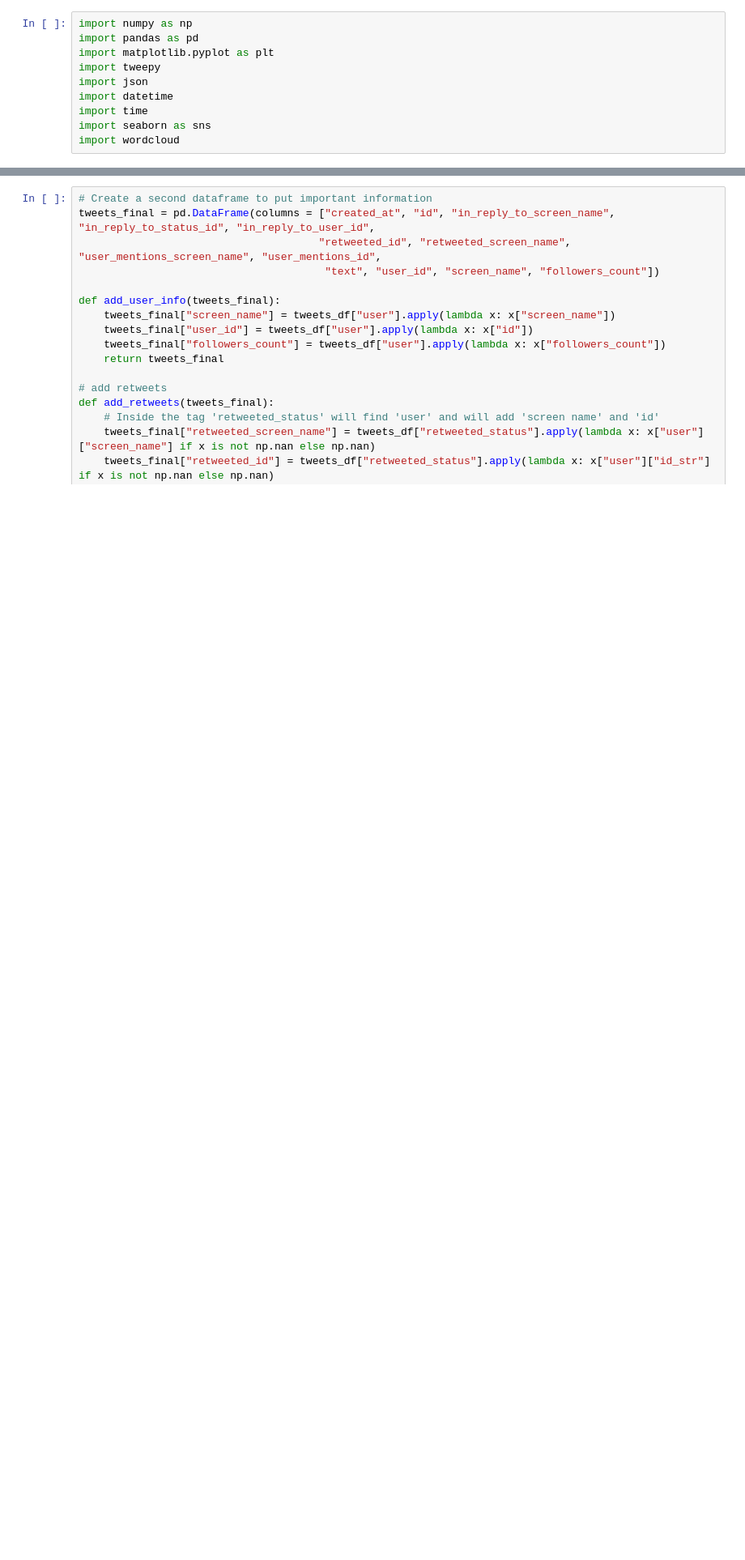
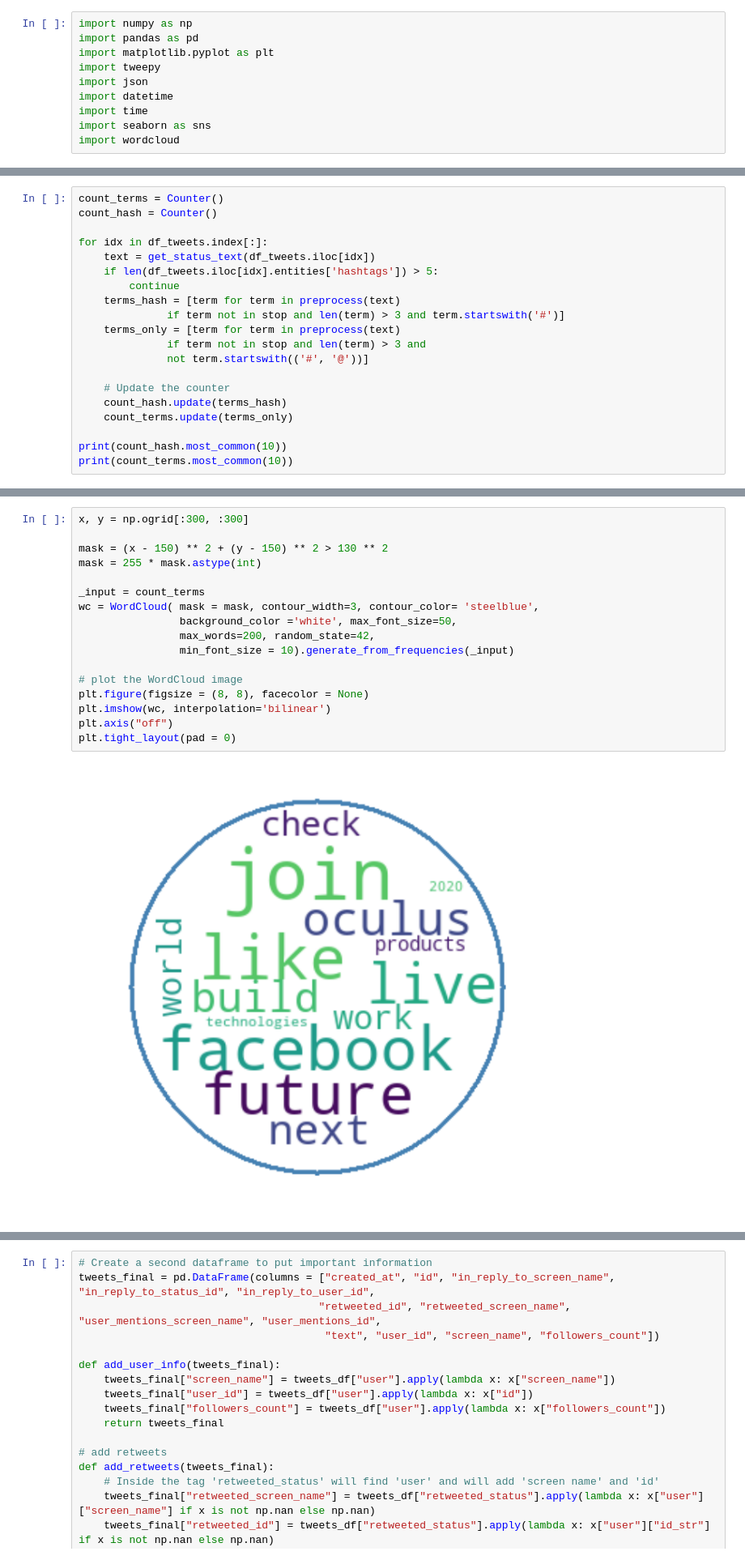
Before and after one commit to apaks/twitter-data-mining, a Jupyter notebook: Tweepy_2_json.ipynb, the cells around one changed output, grey strips where cells are left out. Shown at 81% size. Cells and saved outputs as stored; diff of their text form; blank space fills up the shorter version.

```diff
--- a/Tweepy_2_json.ipynb
+++ b/Tweepy_2_json.ipynb
@@ -23,0 +253,20 @@ import wordcloud
+# %%
+count_terms = Counter()
+count_hash = Counter()
+
+for idx in df_tweets.index[:]:
+    text = get_status_text(df_tweets.iloc[idx])
+    if len(df_tweets.iloc[idx].entities['hashtags']) > 5:
+        continue
+    terms_hash = [term for term in preprocess(text)
+              if term not in stop and len(term) > 3 and term.startswith('#')]
+    terms_only = [term for term in preprocess(text)
+              if term not in stop and len(term) > 3 and
+              not term.startswith(('#', '@'))]
+
+    # Update the counter
+    count_hash.update(terms_hash)
+    count_terms.update(terms_only)
+
+print(count_hash.most_common(10))
+print(count_terms.most_common(10))
@@ -23,0 +278,19 @@ import wordcloud
+# %%
+x, y = np.ogrid[:300, :300]
+
+mask = (x - 150) ** 2 + (y - 150) ** 2 > 130 ** 2
+mask = 255 * mask.astype(int)
+
+_input = count_terms
+wc = WordCloud( mask = mask, contour_width=3, contour_color= 'steelblue',
+                background_color ='white', max_font_size=50,
+                max_words=200, random_state=42,
+                min_font_size = 10).generate_from_frequencies(_input)
+
+# plot the WordCloud image
+plt.figure(figsize = (8, 8), facecolor = None)
+plt.imshow(wc, interpolation='bilinear')
+plt.axis("off")
+plt.tight_layout(pad = 0)
+# %% [output]
+[figure, added]
```
Also changed, not shown: parts of 118 cells of this notebook, 2 other files.
